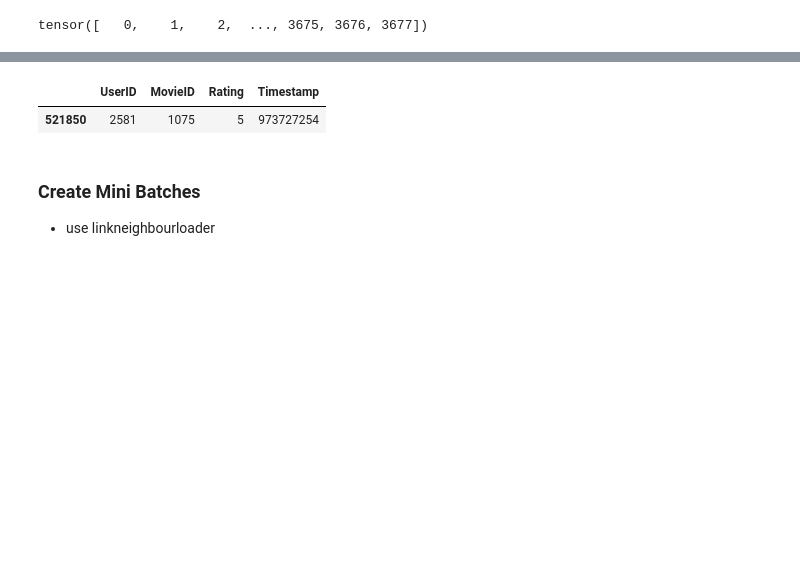
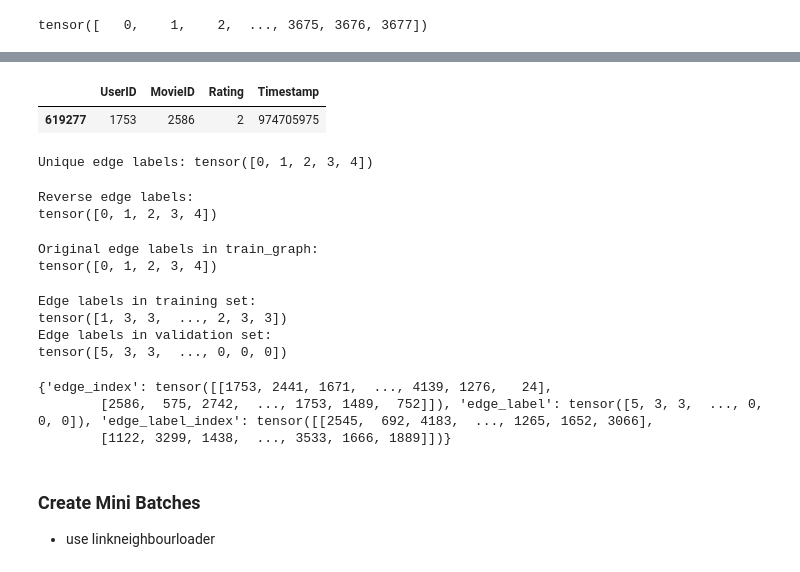
Before and after one commit to AshishSinha5/movielens_gnn, a Jupyter notebook: link_prediction.ipynb, the cells around one changed output, grey strips where cells are left out. Drawn from its saved outputs; the diff is of its cells as text; code cells hidden in the pictures; blank space fills up the shorter version.

```diff
--- a/link_prediction.ipynb
+++ b/link_prediction.ipynb
@@ -405,8 +455,43 @@ tensor([4, 2, 5,  ..., 0, 0, 0])
 # %%
-train_ratings_transformed[(train_ratings_transformed['UserID'] == 2581) & (train_ratings_transformed['MovieID'] == 1075)]
+train_ratings_transformed[(train_ratings_transformed['UserID'] == 1753)
+                          & (train_ratings_transformed['MovieID'] == 2586)]
 # %% [output]
 |  | UserID | MovieID | Rating | Timestamp |
-| 521850 | 2581 | 1075 | 5 | 973727254 |
+| 619277 | 1753 | 2586 | 2 | 974705975 |
+# %%
+unique_labels = train_data[("user", "rates", "movie")].edge_label.unique()
+print("Unique edge labels:", unique_labels)
+# %% [output]
+Unique edge labels: tensor([0, 1, 2, 3, 4])
+# %%
+print("Reverse edge labels:")
+print(train_data[("movie", "rev_rates", "user")].edge_label.unique())
+# %% [output]
+Reverse edge labels:
+tensor([0, 1, 2, 3, 4])
+# %%
+print("Original edge labels in train_graph:")
+print(train_graph[("user", "rates", "movie")].edge_label.unique())
+# %% [output]
+Original edge labels in train_graph:
+tensor([0, 1, 2, 3, 4])
+# %%
+print("Edge labels in training set:")
+print(train_data[("user", "rates", "movie")].edge_label)
+
+print("Edge labels in validation set:")
+print(val_data[("user", "rates", "movie")].edge_label)
+# %% [output]
+Edge labels in training set:
+tensor([1, 3, 3,  ..., 2, 3, 3])
+Edge labels in validation set:
+tensor([5, 3, 3,  ..., 0, 0, 0])
+# %%
+val_data[('user', 'rates', 'movie')]
+# %% [output]
+{'edge_index': tensor([[1753, 2441, 1671,  ..., 4139, 1276,   24],
+        [2586,  575, 2742,  ..., 1753, 1489,  752]]), 'edge_label': tensor([5, 3, 3,  ..., 0, 0, 0]), 'edge_label_index': tensor([[2545,  692, 4183,  ..., 1265, 1652, 3066],
+        [1122, 3299, 1438,  ..., 3533, 1666, 1889]])}
 # %% [markdown]
 ### Create Mini Batches
 - use linkneighbourloader
```
Also changed, not shown: parts of 24 cells of this notebook, 1 other file.
